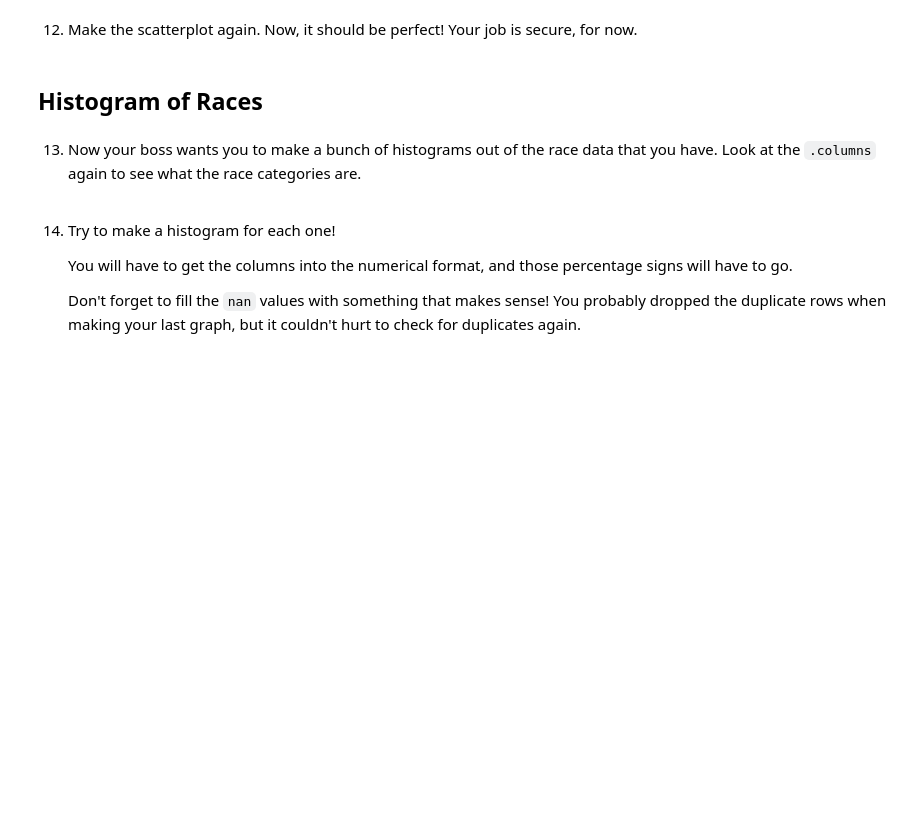
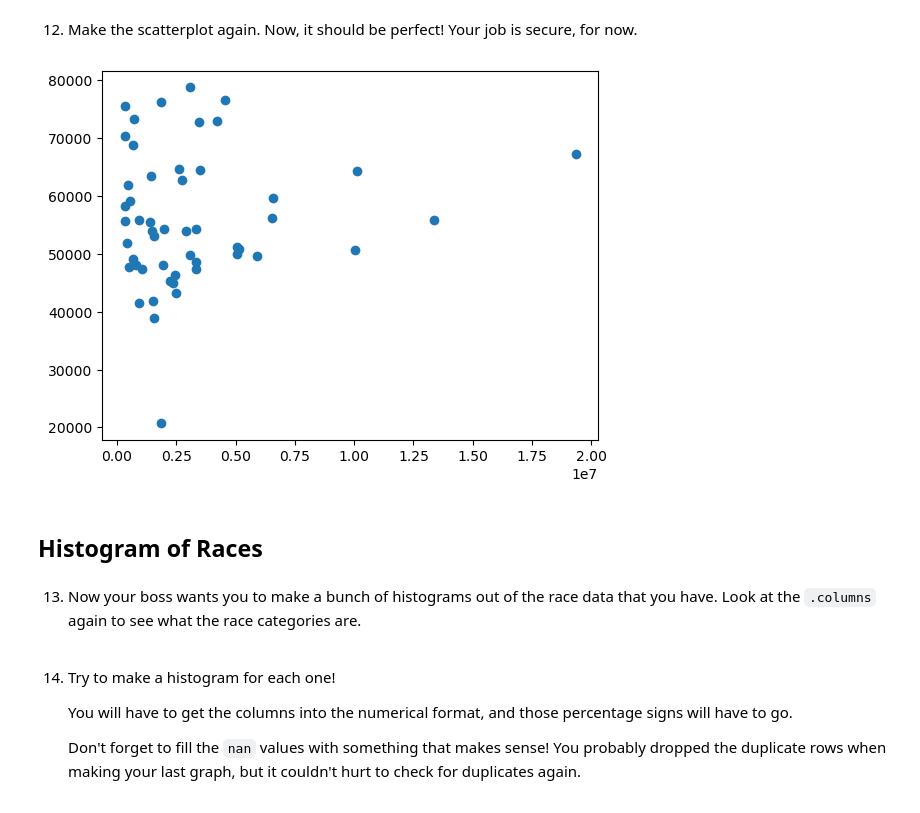
Before and after one commit to adamlaviguer/codecademy, a Jupyter notebook: codecademy-cleaning-us-census-data-project/Cleaning US Census Data.ipynb, the cells around one changed output. Saved outputs shown, nothing was run; the diff lists cells and outputs as text; code cells hidden in the pictures; blank space fills up the shorter version.

```diff
--- a/codecademy-cleaning-us-census-data-project/Cleaning US Census Data.ipynb
+++ b/codecademy-cleaning-us-census-data-project/Cleaning US Census Data.ipynb
@@ -112,2 +195,5 @@ print(us_census.head())
 # %% [markdown]
 11. Drop those duplicates using the `.drop_duplicates()` function.
+# %%
+us_census.drop_duplicates(subset = us_census.columns[1:], inplace=True)
+us_census
@@ -114,5 +218,10 @@ print(us_census.head())
 # %% [markdown]
 12. Make the scatterplot again. Now, it should be perfect! Your job is secure, for now.
+# %%
+plt.scatter(us_census.women, us_census.income)
+plt.show()
+# %% [output]
+[figure, added]
 # %% [markdown]
 ## Histogram of Races
 # %% [markdown]
```
Also changed, not shown: parts of 9 cells of this notebook.
